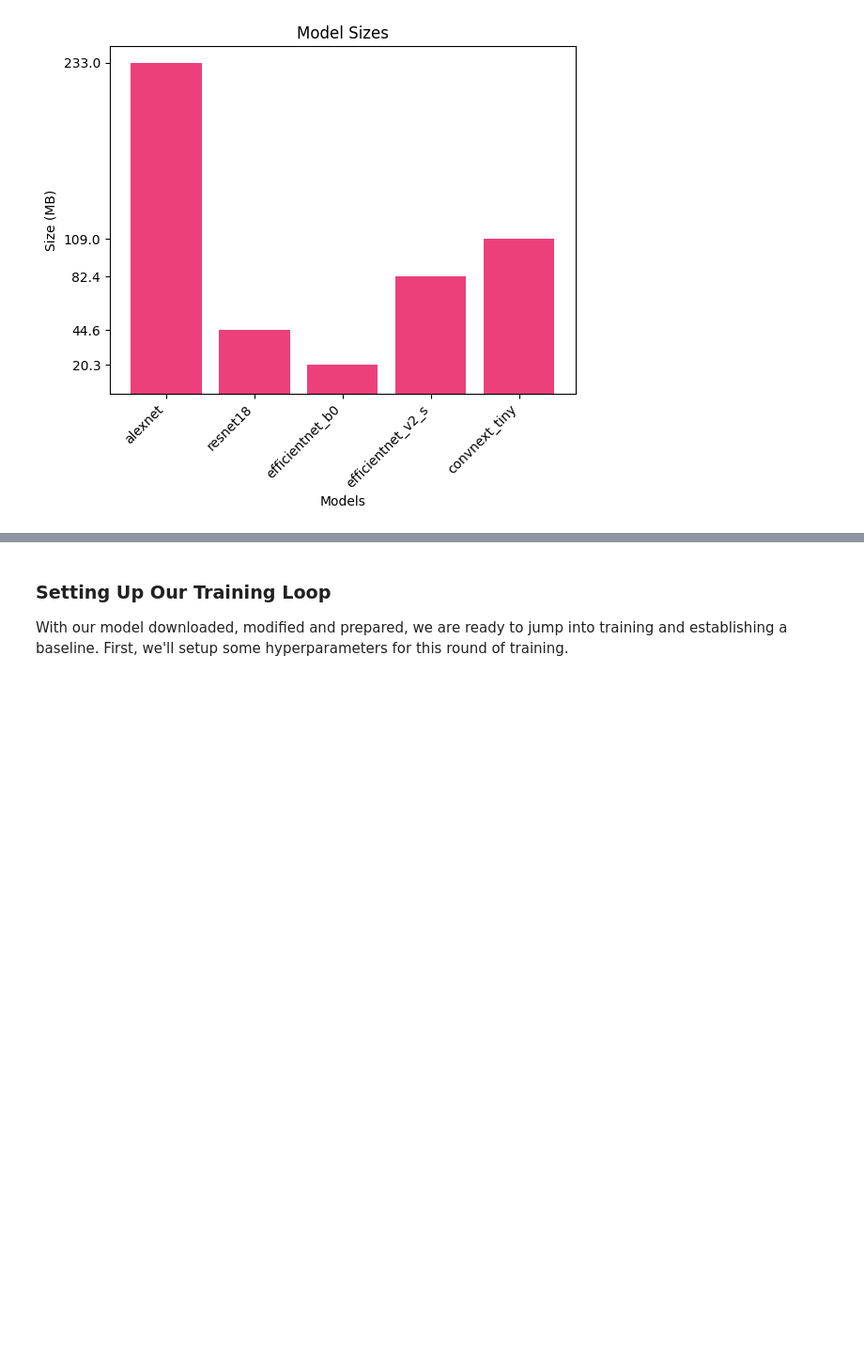
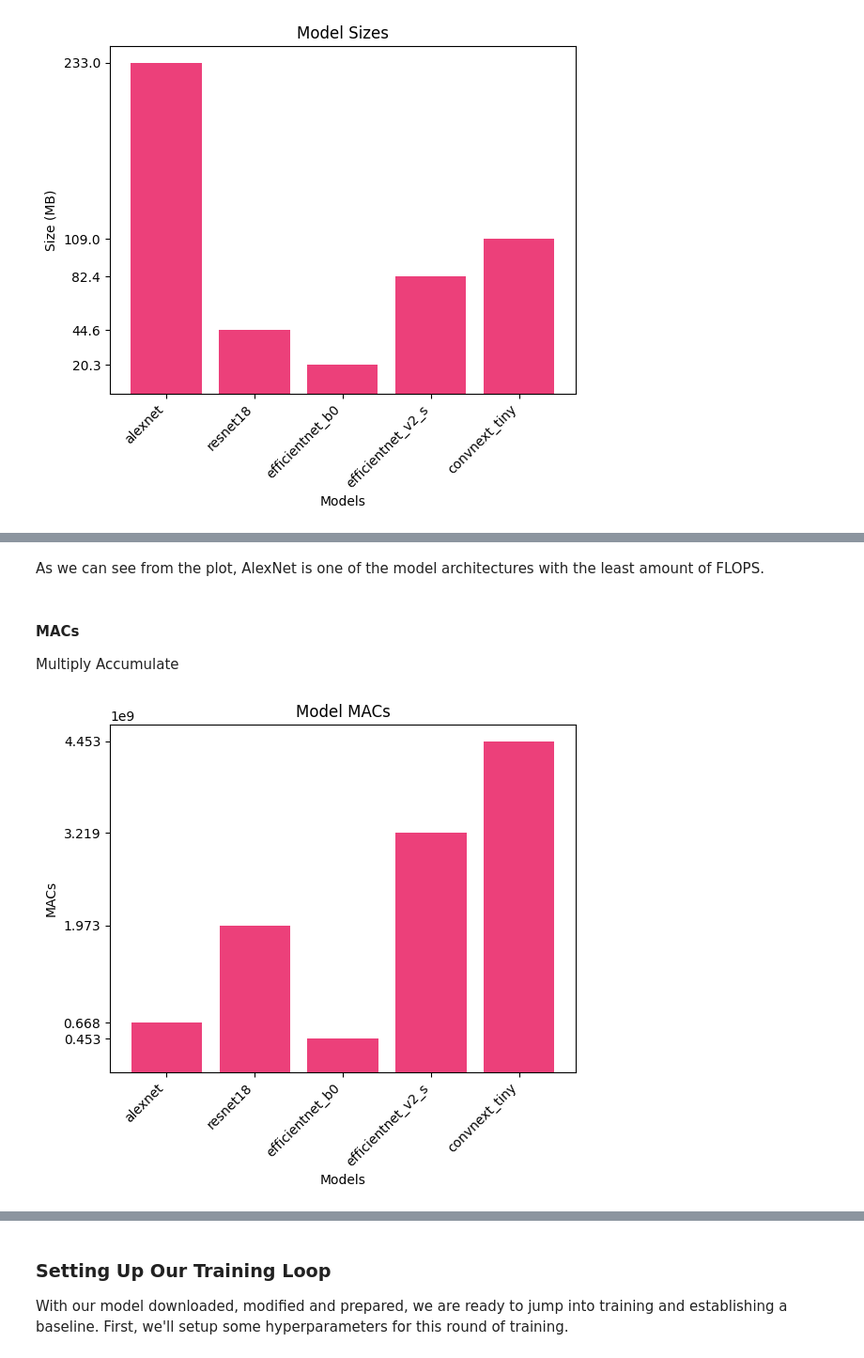
Before and after one commit to astroesteban/HiRISENet-Tiny, a Jupyter notebook: src/hirise.ipynb, the cells around one changed output, grey strips where cells are left out. Shown at 94% size. Cells and saved outputs as stored; diff of their text form; code cells hidden in the pictures; blank space fills up the shorter version.

```diff
--- a/src/hirise.ipynb
+++ b/src/hirise.ipynb
@@ -305,0 +326,11 @@ show_model_sizes(models)
+# %% [markdown]
+As we can see from the plot, AlexNet is one of the model architectures with
+the least amount of FLOPS.
+# %% [markdown]
+#### MACs
+
+Multiply Accumulate
+# %%
+plot_model_macs(models)
+# %% [output]
+[figure, added]
```
Also changed, not shown: parts of 14 cells of this notebook, 4 other files.
